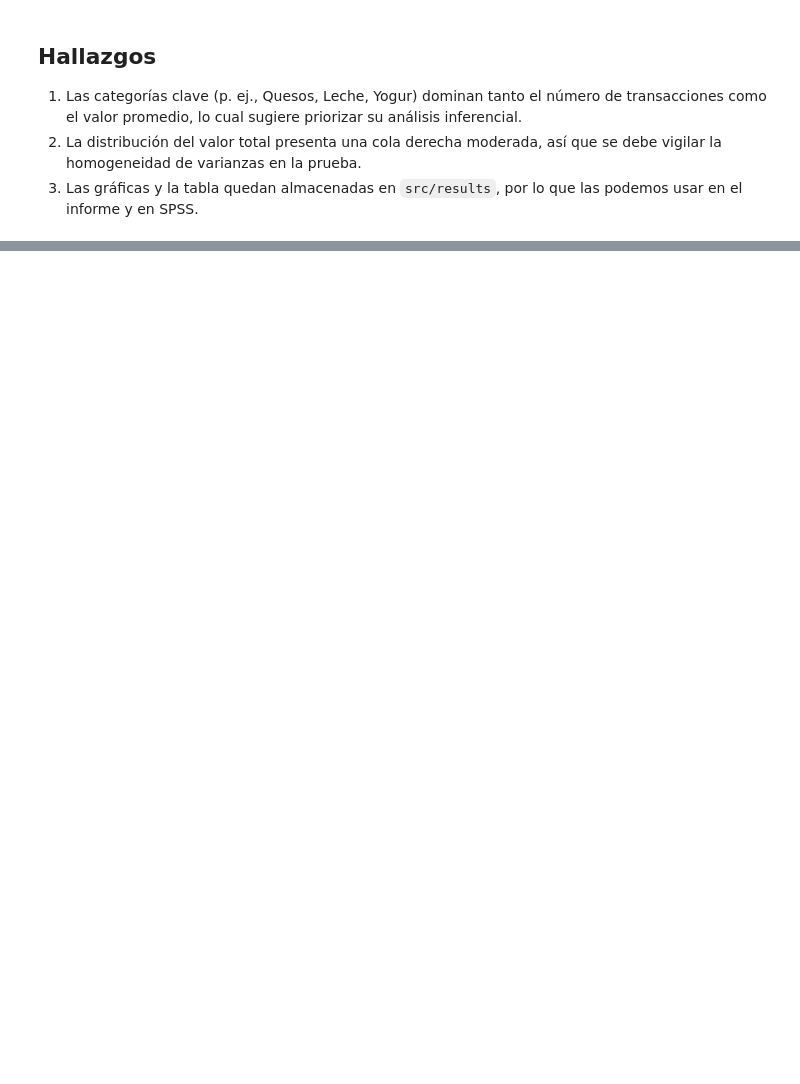
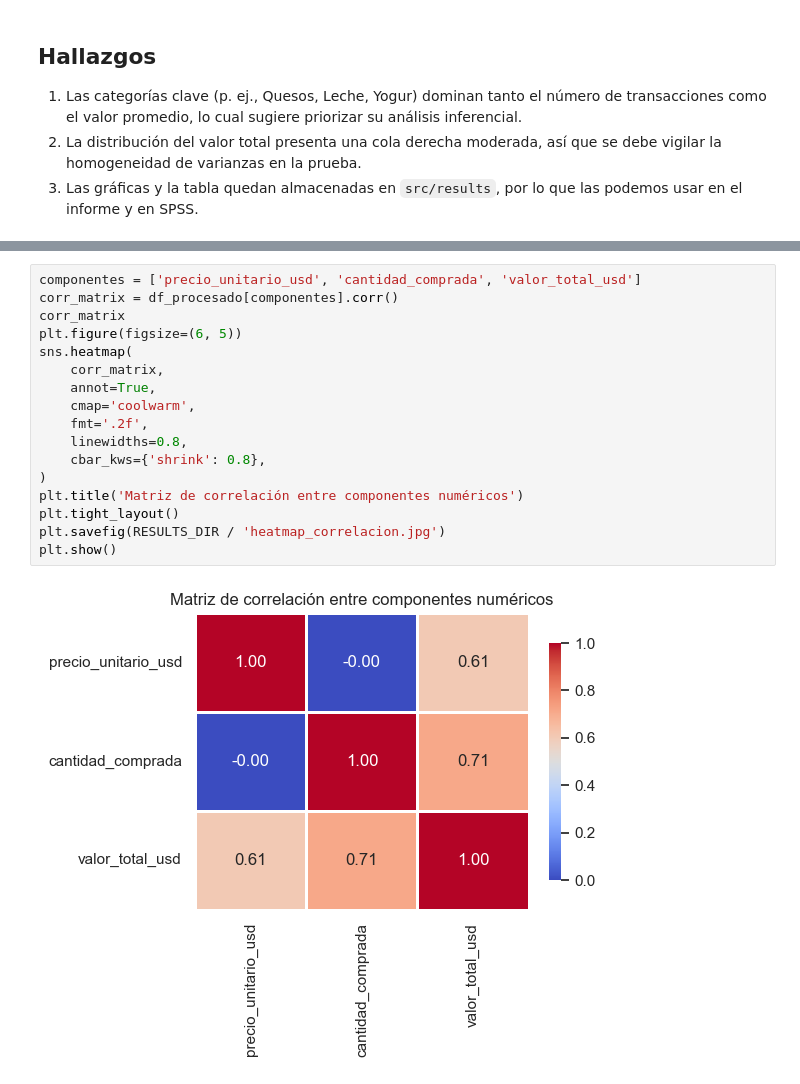
Before and after one commit to AlisterVento/TAN-PC02, a Jupyter notebook: EDA.ipynb, the cells around one changed output, grey strips where cells are left out. Drawn from its saved outputs; the diff is of its cells as text; blank space fills up the shorter version.

```diff
--- a/EDA.ipynb
+++ b/EDA.ipynb
@@ -103,0 +240,19 @@ plt.show()
+# %%
+componentes = ['precio_unitario_usd', 'cantidad_comprada', 'valor_total_usd']
+corr_matrix = df_procesado[componentes].corr()
+corr_matrix
+plt.figure(figsize=(6, 5))
+sns.heatmap(
+    corr_matrix,
+    annot=True,
+    cmap='coolwarm',
+    fmt='.2f',
+    linewidths=0.8,
+    cbar_kws={'shrink': 0.8},
+)
+plt.title('Matriz de correlación entre componentes numéricos')
+plt.tight_layout()
+plt.savefig(RESULTS_DIR / 'heatmap_correlacion.jpg')
+plt.show()
+# %% [output]
+[figure, added]
```
Also changed, not shown: parts of 9 cells of this notebook, 10 other files.
